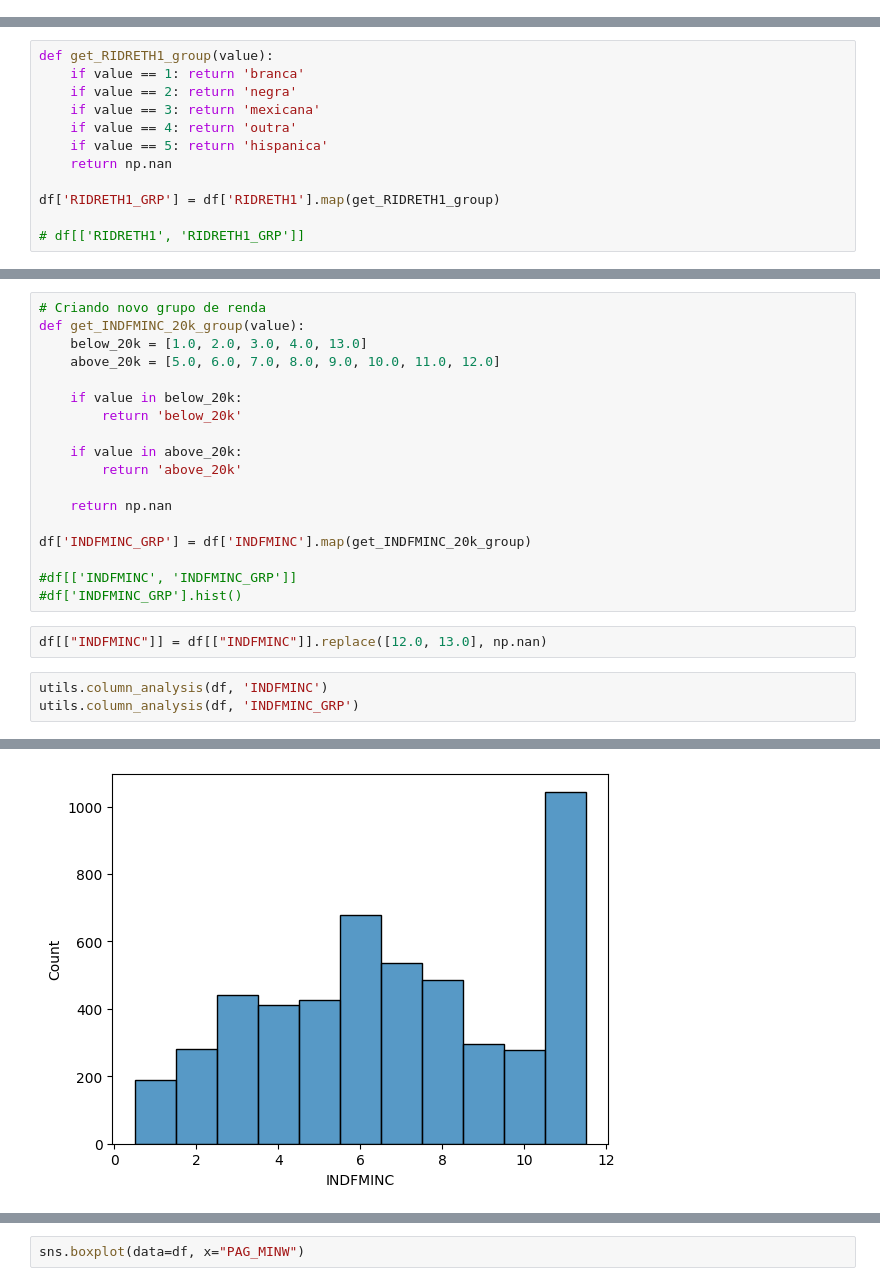
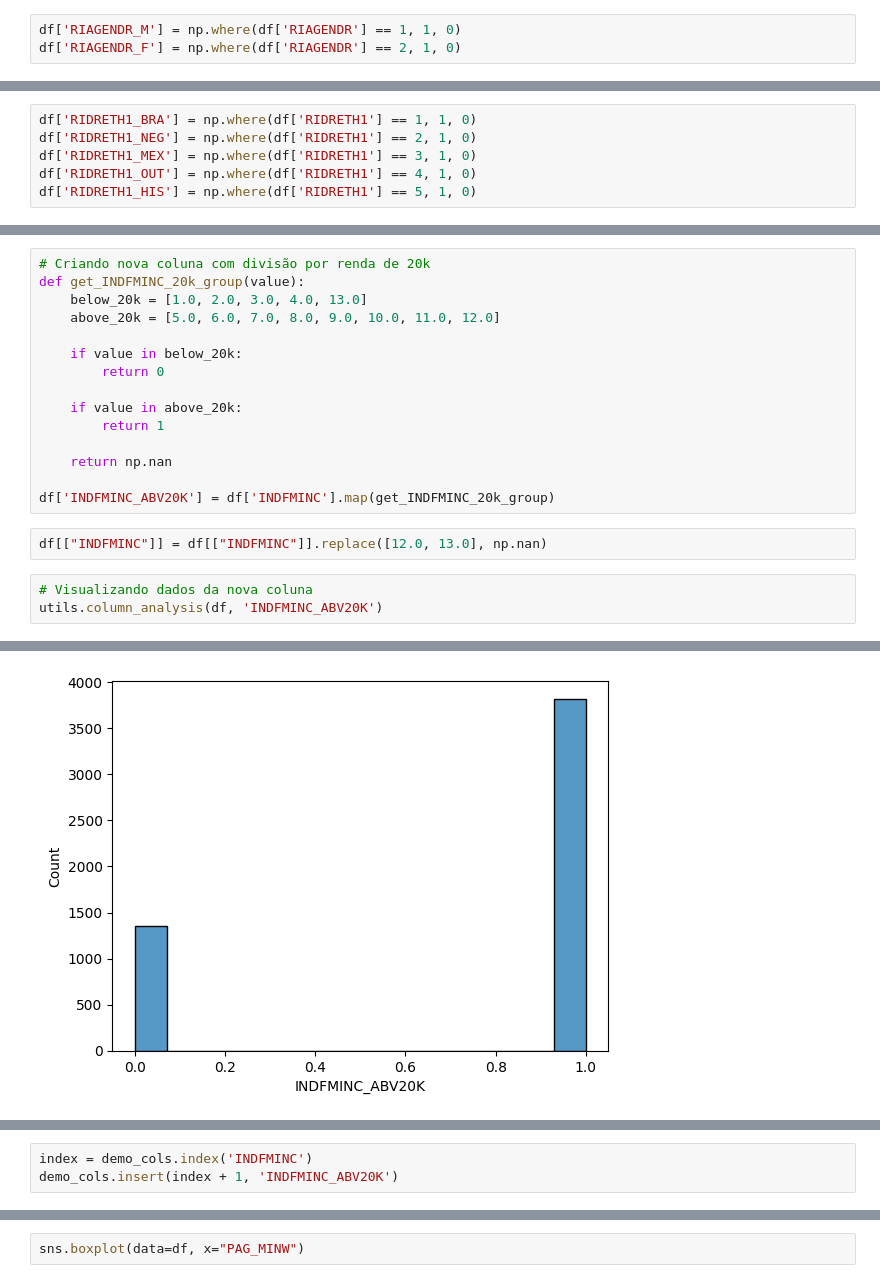
Before and after one commit to thiago-paim/tera-desafio-inferencia, a Jupyter notebook: notebooks/step_2_univariate_analysis.ipynb, the cells around one changed output, grey strips where cells are left out. Cells and saved outputs as stored; diff of their text form.

```diff
--- a/notebooks/step_2_univariate_analysis.ipynb
+++ b/notebooks/step_2_univariate_analysis.ipynb
@@ -284,0 +367,3 @@ df['RIAGENDR_GRP'] = df['RIAGENDR'].map(get_RIAGENDR_group)
+# %%
+df['RIAGENDR_M'] = np.where(df['RIAGENDR'] == 1, 1, 0)
+df['RIAGENDR_F'] = np.where(df['RIAGENDR'] == 2, 1, 0)
@@ -288,12 +399,6 @@ Este campo indica a raça/etnia da pessoa, mas está representado como numérico
-# %%
-def get_RIDRETH1_group(value):
-    if value == 1: return 'branca'
-    if value == 2: return 'negra'
-    if value == 3: return 'mexicana'
-    if value == 4: return 'outra'
-    if value == 5: return 'hispanica'
-    return np.nan
-
-df['RIDRETH1_GRP'] = df['RIDRETH1'].map(get_RIDRETH1_group)
-
-# df[['RIDRETH1', 'RIDRETH1_GRP']]
+# %%
+df['RIDRETH1_BRA'] = np.where(df['RIDRETH1'] == 1, 1, 0)
+df['RIDRETH1_NEG'] = np.where(df['RIDRETH1'] == 2, 1, 0)
+df['RIDRETH1_MEX'] = np.where(df['RIDRETH1'] == 3, 1, 0)
+df['RIDRETH1_OUT'] = np.where(df['RIDRETH1'] == 4, 1, 0)
+df['RIDRETH1_HIS'] = np.where(df['RIDRETH1'] == 5, 1, 0)
@@ -308,26 +420,23 @@ Portanto iremos:
 - Por que existe essa despadronização nas respostas? Houve mudança no processo de coleta de dados?
 - Por que especificamente o vaor de 20000?
 # %%
-# Criando novo grupo de renda
+# Criando nova coluna com divisão por renda de 20k
 def get_INDFMINC_20k_group(value):
     below_20k = [1.0, 2.0, 3.0, 4.0, 13.0]
     above_20k = [5.0, 6.0, 7.0, 8.0, 9.0, 10.0, 11.0, 12.0]
 
     if value in below_20k:
-        return 'below_20k'
+        return 0
 
     if value in above_20k:
-        return 'above_20k'
+        return 1
 
     return np.nan
 
-df['INDFMINC_GRP'] = df['INDFMINC'].map(get_INDFMINC_20k_group)
-
-#df[['INDFMINC', 'INDFMINC_GRP']]
-#df['INDFMINC_GRP'].hist()
+df['INDFMINC_ABV20K'] = df['INDFMINC'].map(get_INDFMINC_20k_group)
 # %%
 df[["INDFMINC"]] = df[["INDFMINC"]].replace([12.0, 13.0], np.nan)
 # %%
-utils.column_analysis(df, 'INDFMINC')
-utils.column_analysis(df, 'INDFMINC_GRP')
+# Visualizando dados da nova coluna
+utils.column_analysis(df, 'INDFMINC_ABV20K')
 # %% [output]
@@ -349,3 +458,3 @@ isnull():
 
 histplot():
-[figure, old version]
+[figure, new version]
@@ -371 +461,4 @@ histplot():
+# %%
+index = demo_cols.index('INDFMINC')
+demo_cols.insert(index + 1, 'INDFMINC_ABV20K')
 # %% [markdown]
```
Also changed, not shown: parts of 72 cells of this notebook, 1 other file.
